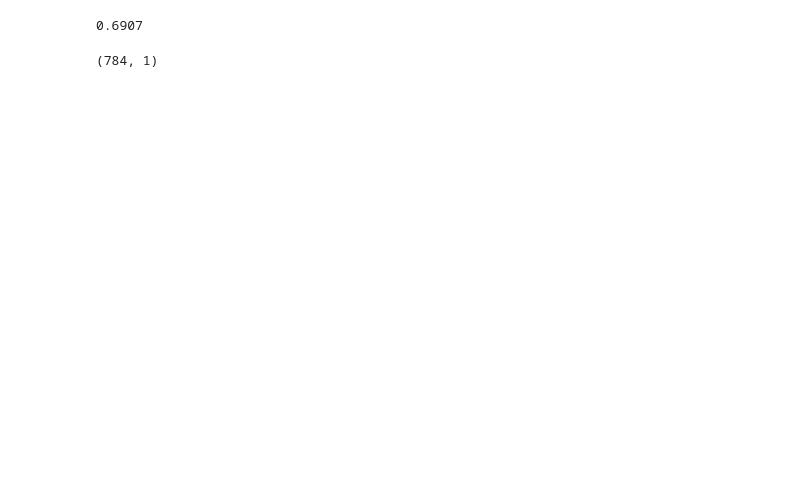
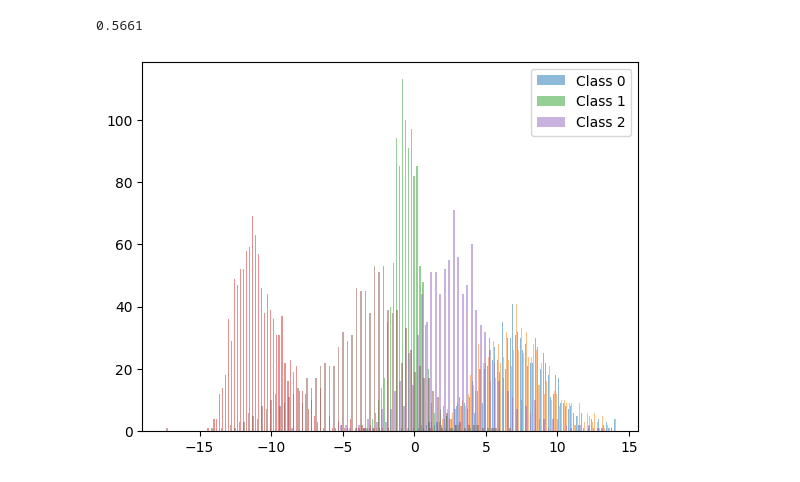
Before and after one commit to sreenya24/SMAI-project-M22, a Jupyter notebook: flda.ipynb, the cells around one changed output. Drawn from its saved outputs; the diff is of its cells as text; code cells hidden in the pictures; blank space fills up the shorter version.

```diff
--- a/flda.ipynb
+++ b/flda.ipynb
@@ -44,12 +110,3 @@ def fLDA_test(X, y, w):
     y = y.reshape(-1,1)
     acc = len(y[y==y_pred])/len(y)
     return acc
-# %%
-mean1, mean0, w = fLDA_train(x_train, y_train)
-print(fLDA_test(x_test, y_test, w))
-# %% [output]
-0.6907
-# %%
-w.shape
-# %% [output]
-(784, 1)
@@ -55,0 +115,14 @@ w.shape
+# %%
+clf.fit(x_train, y_train)
+clf.score(x_test, y_test)
+# %% [output]
+0.5661
+# %%
+proj = x_test.dot(w)
+plt.hist(proj[y_test==0], bins=100, alpha=0.5, label='Class 0')
+plt.hist(proj[y_test==1], bins=100, alpha=0.5, label='Class 1')
+plt.hist(proj[y_test==2], bins=100, alpha=0.5, label='Class 2')
+plt.legend(loc='upper right')
+plt.show()
+# %% [output]
+[figure, added]
```
Also changed, not shown: parts of 18 cells of this notebook, 2 other files.
